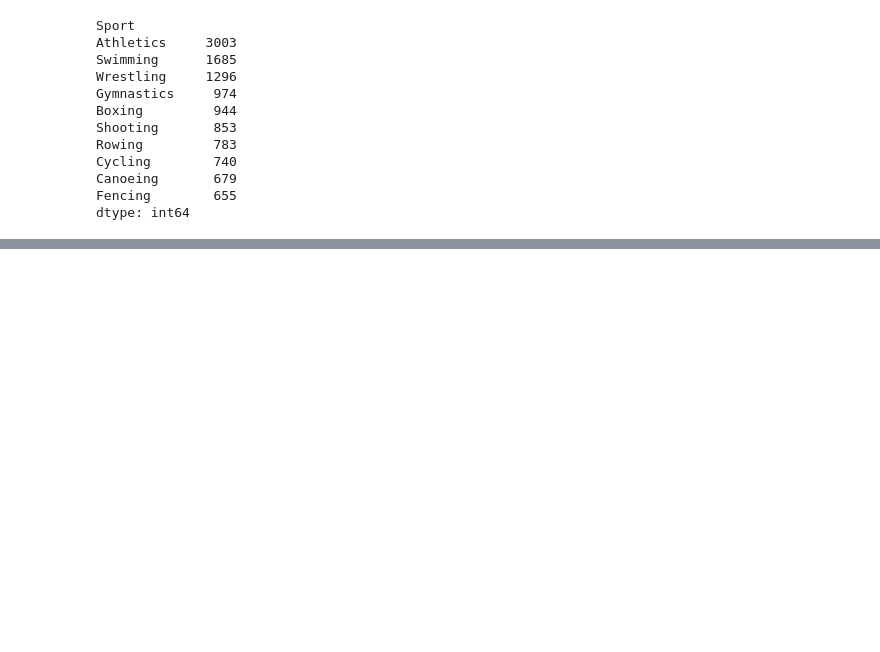
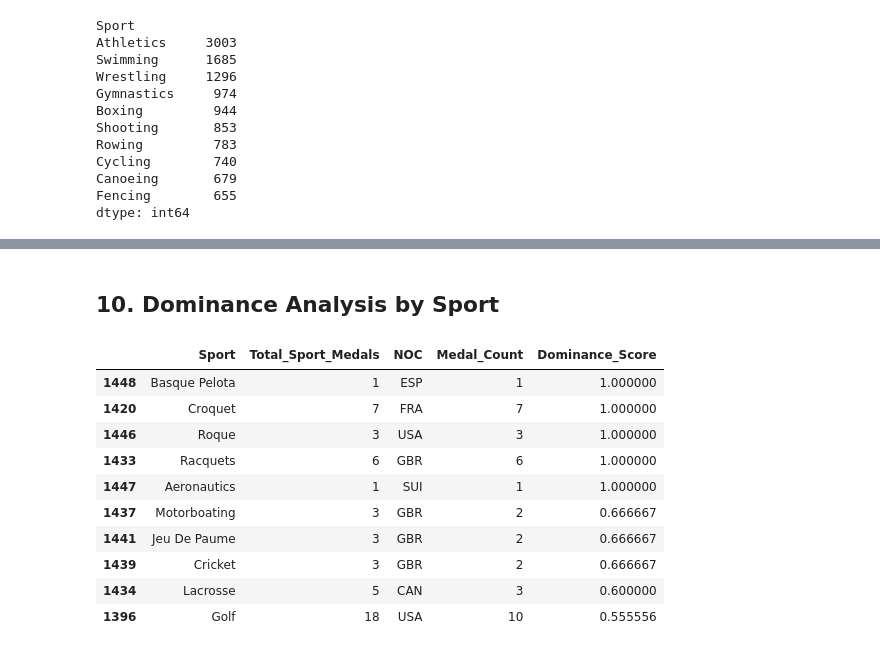
Before and after one commit to Jenushan44/olympic-performance-analyzer, a Jupyter notebook: notebooks/olympics_analysis.ipynb, the cells around one changed output, grey strips where cells are left out. Saved outputs shown, nothing was run; the diff lists cells and outputs as text; code cells hidden in the pictures; blank space fills up the shorter version.

Commit message:
Add dominance analysis by sport and country

```diff
--- a/notebooks/olympics_analysis.ipynb
+++ b/notebooks/olympics_analysis.ipynb
@@ -140,0 +148,20 @@ plt.show()
+# %% [markdown]
+## 10. Dominance Analysis by Sport
+# %%
+sport_totals = top_sports_medals.reset_index(name='Total_Sport_Medals')
+country_sport_medals = dedup_df.groupby(['Sport', 'NOC'])['Medal'].size().sort_values(ascending=False).reset_index(name='Medal_Count')
+dominance_df = pd.merge(sport_totals, country_sport_medals, on='Sport')
+dominance_df['Dominance_Score'] = dominance_df['Medal_Count'] / dominance_df['Total_Sport_Medals']
+dominance_df.sort_values("Dominance_Score", ascending=False).head(10)
+# %% [output]
+|  | Sport | Total_Sport_Medals | NOC | Medal_Count | Dominance_Score |
+| 1448 | Basque Pelota | 1 | ESP | 1 | 1.000000 |
+| 1420 | Croquet | 7 | FRA | 7 | 1.000000 |
+| 1446 | Roque | 3 | USA | 3 | 1.000000 |
+| 1433 | Racquets | 6 | GBR | 6 | 1.000000 |
+| 1447 | Aeronautics | 1 | SUI | 1 | 1.000000 |
+| 1437 | Motorboating | 3 | GBR | 2 | 0.666667 |
+| 1441 | Jeu De Paume | 3 | GBR | 2 | 0.666667 |
+| 1439 | Cricket | 3 | GBR | 2 | 0.666667 |
+| 1434 | Lacrosse | 5 | CAN | 3 | 0.600000 |
+| 1396 | Golf | 18 | USA | 10 | 0.555556 |
```
Also changed, not shown: parts of 3 cells of this notebook.
